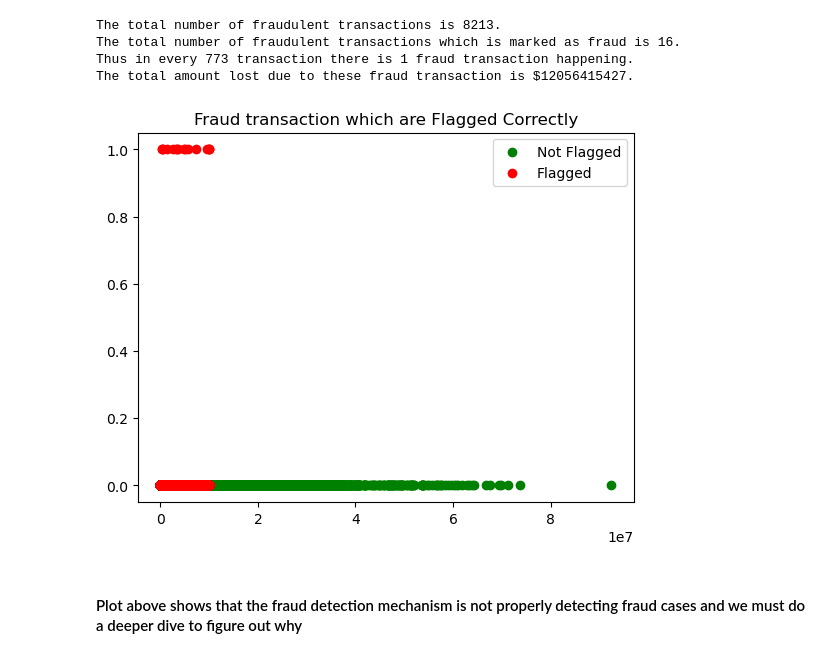
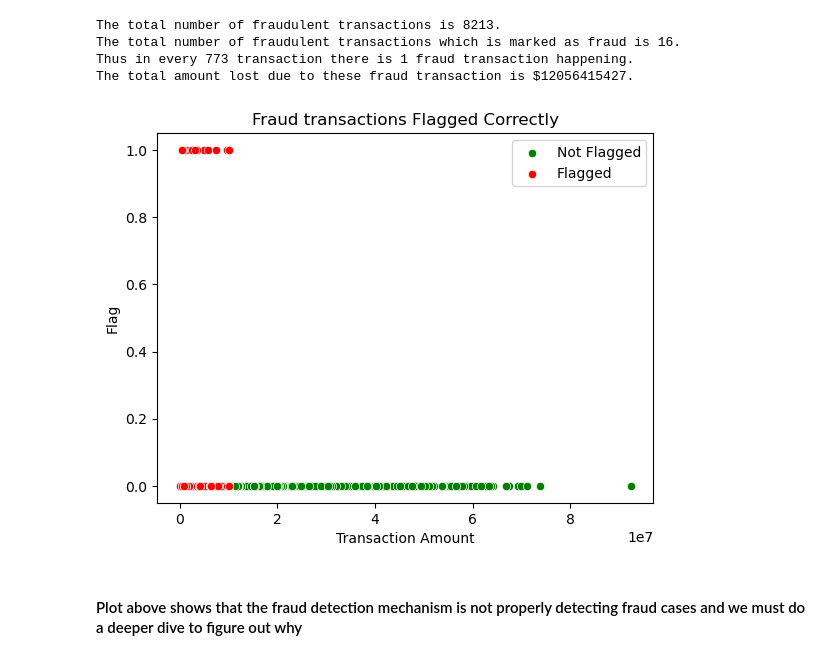
Before and after one commit to rehank1990/Springboard, a Jupyter notebook: EDA_Capstone_2.ipynb, the cells around one changed output. Drawn from its saved outputs; the diff is of its cells as text; code cells hidden in the pictures.

```diff
--- a/EDA_Capstone_2.ipynb
+++ b/EDA_Capstone_2.ipynb
@@ -196,15 +204,25 @@ The total number of fraudulent transactions is 8213.
 The total number of fraudulent transactions which is marked as fraud is 16.
 Thus in every 773 transaction there is 1 fraud transaction happening.
 The total amount lost due to these fraud transaction is $12056415427.
-# %%
-z = plt.figure()
-axes = z.add_subplot(1,1,1)
-axes.set_title("Fraud transaction which are Flagged Correctly")
-axes.scatter(df_notfraud['amount'],df_notfraud['isFlaggedFraud'],c='g')
-axes.scatter(df_fraud['amount'],df_fraud['isFlaggedFraud'],c='r')
-plt.legend(loc='upper right',labels=['Not Flagged','Flagged'])
-plt.show()
-# %% [output]
-[figure, removed]
+# %%
+df_notfraud_amt = df_notfraud['amount']
+df_notfraud_flg = df_notfraud['isFlaggedFraud']
+df_fraud_amt = df_fraud['amount']
+df_fraud_flg = df_fraud['isFlaggedFraud']
+# %%
+# Create a scatter plot using Seaborn
+sns.scatterplot(x=df_notfraud_amt, y=df_notfraud_flg, color='g', label='Not Flagged')
+sns.scatterplot(x=df_fraud_amt, y=df_fraud_flg, color='r', label='Flagged')
+
+# Customize the plot
+plt.title("Fraud transactions Flagged Correctly")
+plt.xlabel("Transaction Amount")
+plt.ylabel("Flag")
+plt.legend(loc='upper right')
+
+# Show the plot
+plt.show()
+# %% [output]
+[figure, added]
 # %% [markdown]
 #### Plot above shows that the fraud detection mechanism is not properly detecting fraud cases and we must do a deeper dive to figure out why
```
Also changed, not shown: parts of 2 cells of this notebook.
